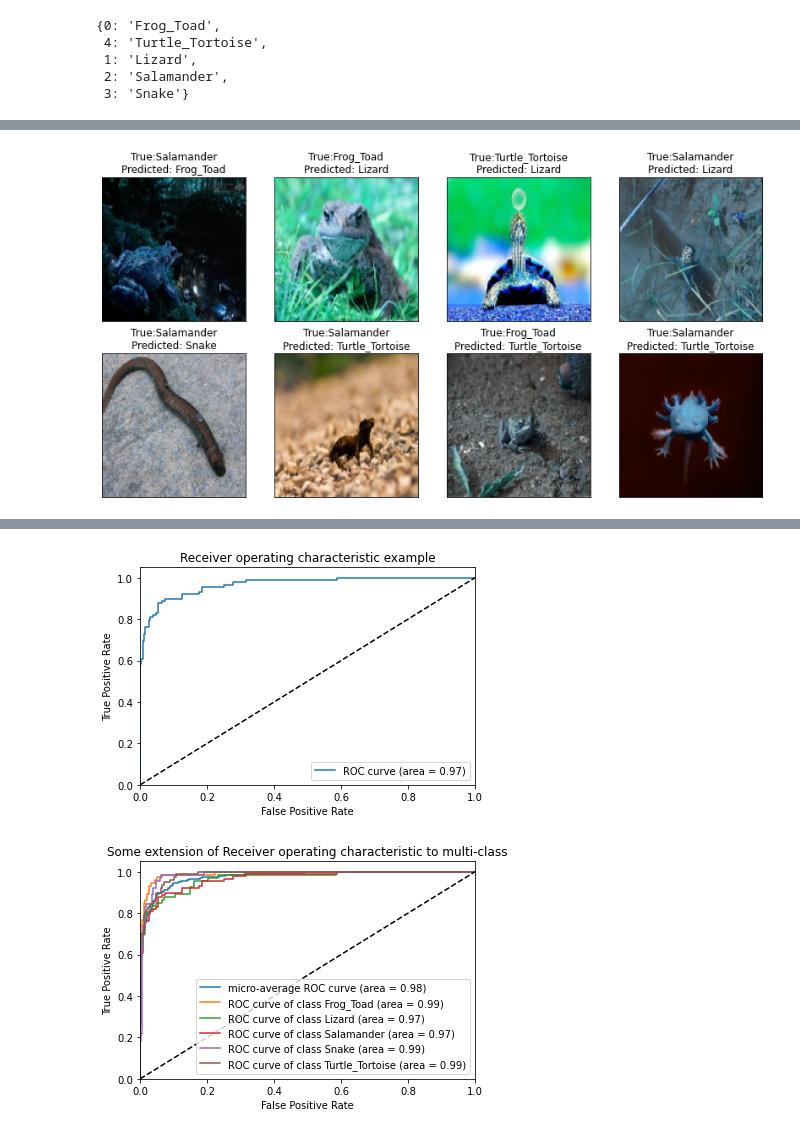
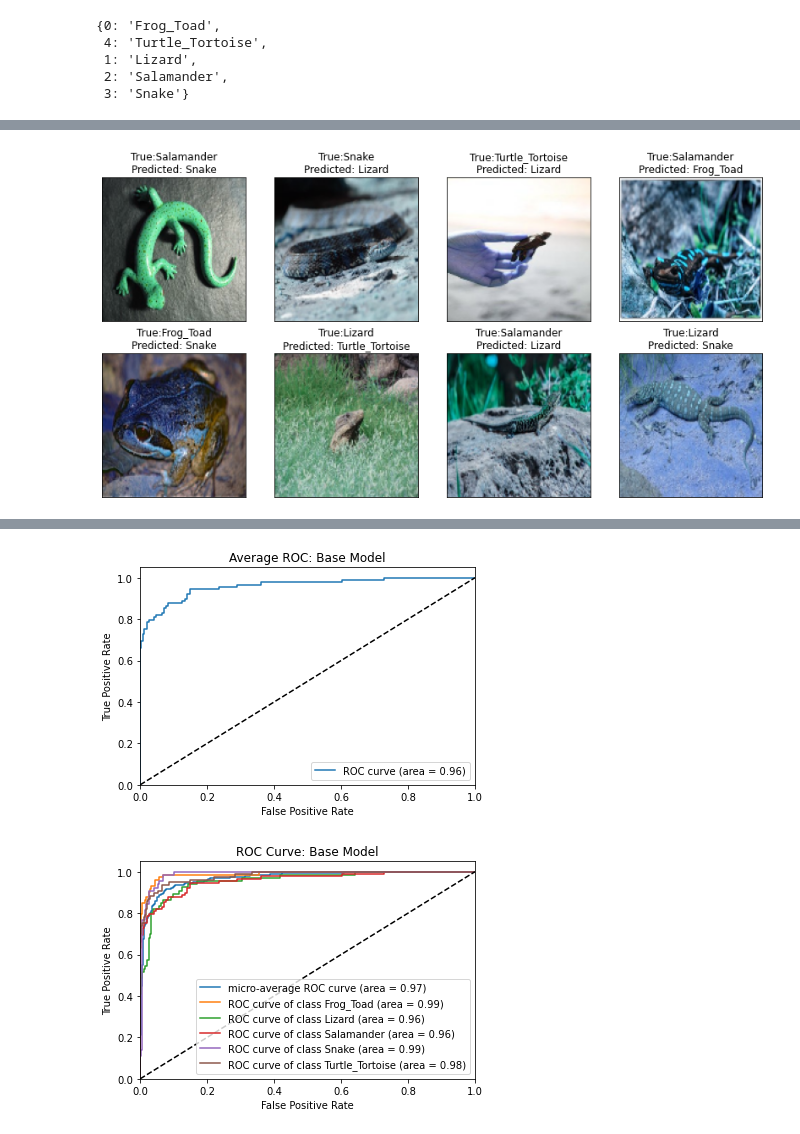
Before and after one commit to erikanfox/bme-reptile-identification, a Jupyter notebook: code/base_model.ipynb, the cells around one changed output, grey strips where cells are left out. Saved outputs shown, nothing was run; the diff lists cells and outputs as text; code cells hidden in the pictures.

```diff
--- a/code/base_model.ipynb
+++ b/code/base_model.ipynb
@@ -84,7 +84,7 @@ def basic_preprocess(dataframe):
     for each in img_list:
                 each_img = cv2.cvtColor(each, cv2.COLOR_BGR2RGB)
                 #Resize the images:
-                each_img_resized = cv2.resize(each_img, (500,500))
+                each_img_resized = cv2.resize(each_img, (128,128))
                 #Save arrays to a list:
                 data_img.append(each_img_resized)
     # Converting list to numpy array
@@ -253,7 +292,7 @@ def show_sample_misclassified(predicted):
 
 show_sample_misclassified(predicted)
 # %% [output]
-[figure, old version]
+[figure, new version]
 # %%
 n_classes=reptiles["target"].nunique()
 y_score=model.predict(X_test)
@@ -278,7 +317,7 @@ plt.xlim([0.0, 1.0])
 plt.ylim([0.0, 1.05])
 plt.xlabel('False Positive Rate')
 plt.ylabel('True Positive Rate')
-plt.title('Receiver operating characteristic example')
+plt.title('Average ROC: Base Model')
 plt.legend(loc="lower right")
 plt.show()
 
@@ -296,7 +335,7 @@ plt.xlim([0.0, 1.0])
 plt.ylim([0.0, 1.05])
 plt.xlabel('False Positive Rate')
 plt.ylabel('True Positive Rate')
-plt.title('Some extension of Receiver operating characteristic to multi-class')
+plt.title('ROC Curve: Base Model')
 plt.legend(loc="lower right")
 plt.show()
 # %% [output]
@@ -304,2 +343,2 @@ plt.show()
-[figure, old version]
+[figure, new version]
-[figure, old version]
+[figure, new version]
```
Also changed, not shown: parts of 7 cells of this notebook, 10 other files.
